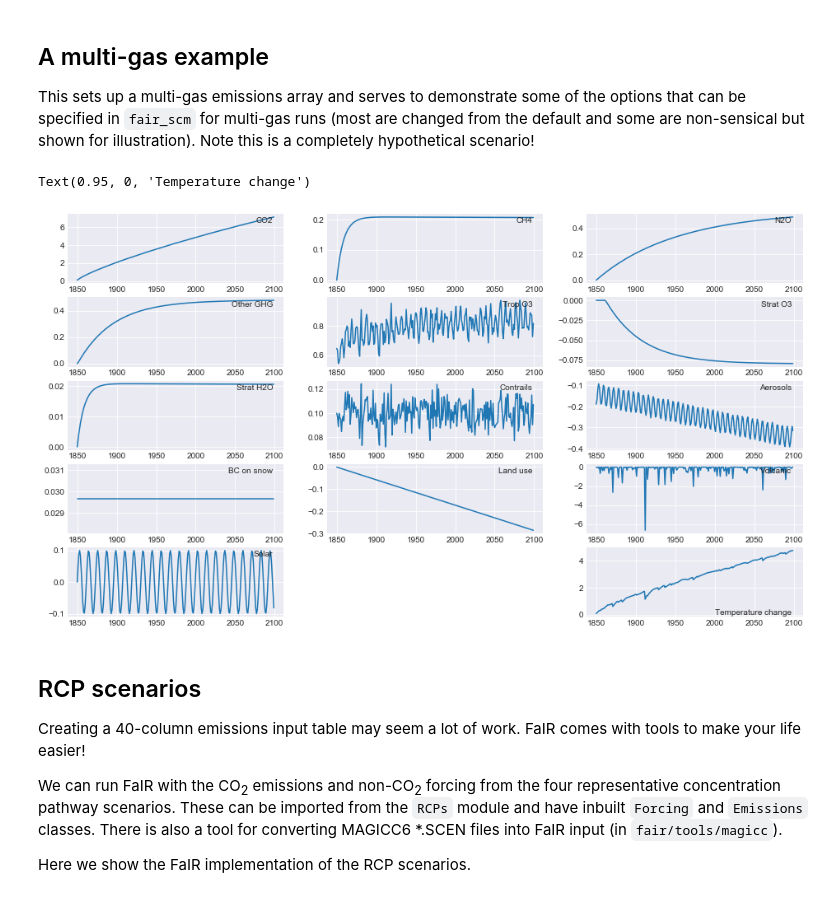
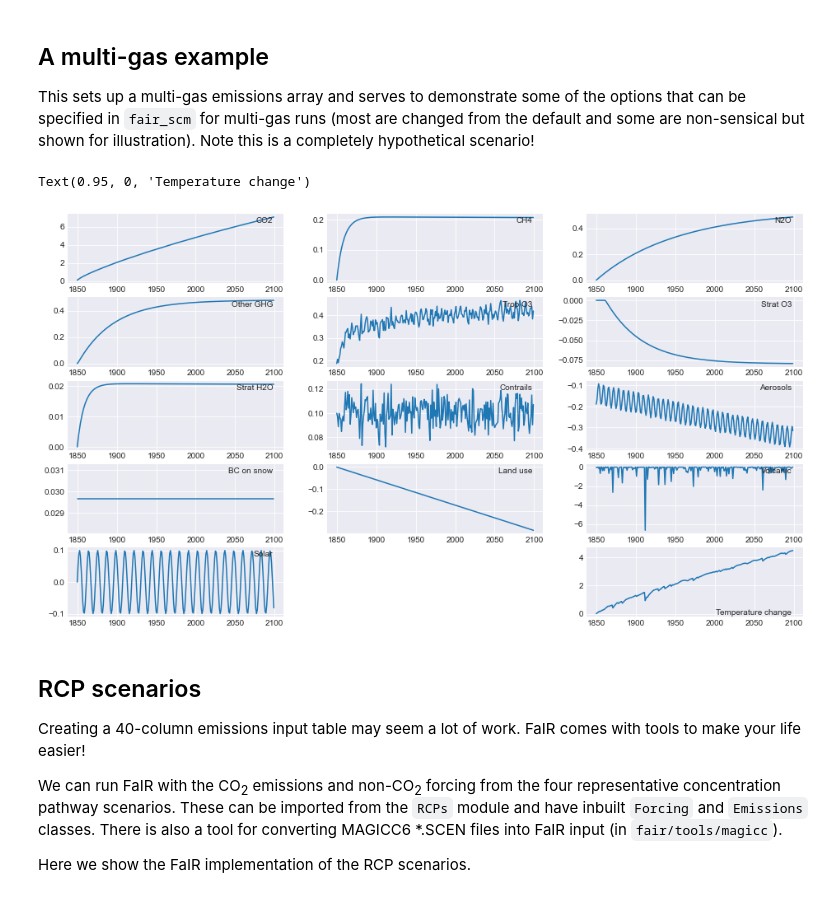
Before and after one commit to OMS-NetZero/FAIR, a Jupyter notebook: docs/examples.ipynb, the cells around one changed output. Cells and saved outputs as stored; diff of their text form; code cells hidden in the pictures.

```diff
--- a/docs/examples.ipynb
+++ b/docs/examples.ipynb
@@ -613,35 +613,35 @@ eff[9] = 3.0
 # b_tro3: tropospheric ozone coeffs for CH4, CO, NMVOC, NOx
 C,F,T = fair_scm(emissions=emissions,
                  natural=np.zeros((250,2)), # natural emissions of CH4 and N2O
                  aviNOx_frac=0.05, # proportion of NOx emissions from aviation
                  fossilCH4_frac=0.25, # proportion of anthro CH4 emis from fossil fuels
                  oxCH4_frac=0.61, # proportion of fossil CH4 eventually oxidised to CO2
                  stwv_from_ch4=0.1, # proportion of CH4 ERF contributing to strat H2O
                  ghg_forcing='Etminan',  # etminan or myhre
-                 useStevenson=False, # Stevenson or regression based trop. O3 forcing?
+                 tropO3_forcing='Stevenson',
                  b_aero = np.array([-35,0,-5,-6,450,-40,-10])*1e-4,
                  b_tro3 = np.array([3., 1., 8., 99.])*1e-4,
                  aerosol_forcing = 'aerocom+ghan',  # aerocom, aerocom+ghan or stevens
                  F_solar = solar,
                  F_volcanic = volcanic,
                  efficacy = eff
                 )
 
 # Plot the forcing from each component
 fig = plt.figure()
 label = ['CO2','CH4','N2O','Other GHG','Trop O3','Strat O3','Strat H2O','Contrails','Aerosols',
          'BC on snow', 'Land use', 'Volcanic', 'Solar']
 for i in range(13):
     ax = fig.add_subplot(5,3,i+1)
     ax.plot(np.arange(1850,2100), F[:,i])
     ax.text(0.95,0.95,label[i],transform=ax.transAxes,va='top', ha='right')
 # plot temperature change
 ax = fig.add_subplot(5,3,15)
 ax.plot(np.arange(1850,2100),T)
 ax.text(0.95, 0, 'Temperature change', transform=ax.transAxes, va='bottom', ha='right')
 # %% [output]
 Text(0.95, 0, 'Temperature change')
-[figure, old version]
+[figure, new version]
 # %% [markdown]
 ## RCP scenarios
 
```
Also changed, not shown: parts of 7 cells of this notebook.
